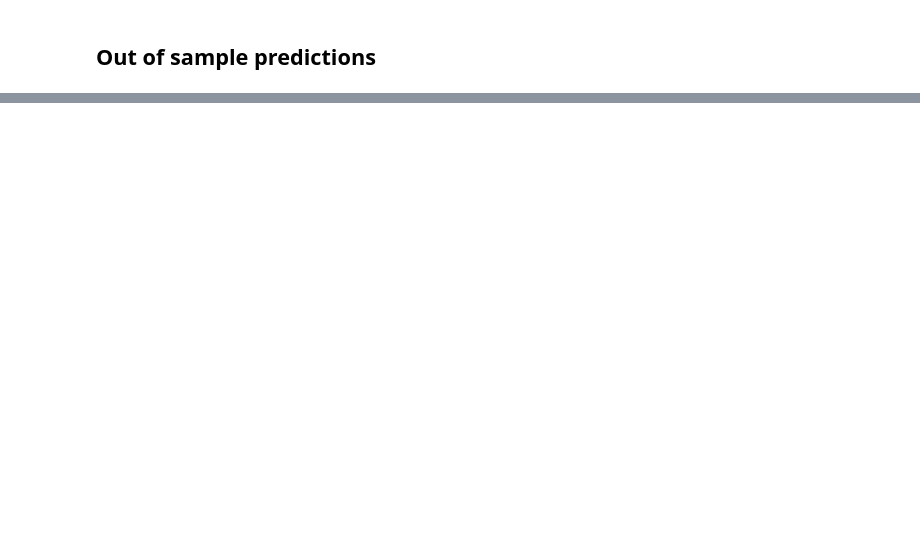
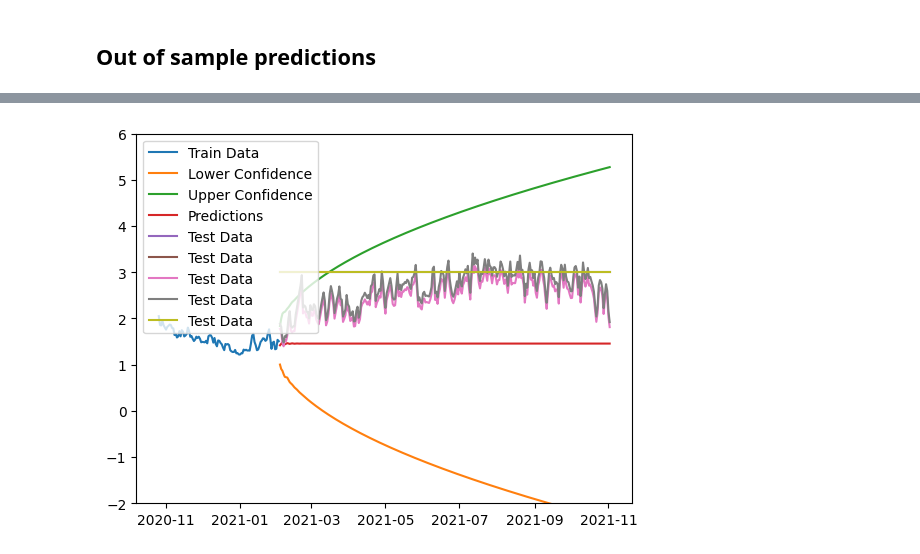
Before and after one commit to e-thorbeck/campus_emissions, a Jupyter notebook: AimeInitialDE.ipynb, the cells around one changed output, grey strips where cells are left out. Drawn from its saved outputs; the diff is of its cells as text; code cells hidden in the pictures; blank space fills up the shorter version.

```diff
--- a/AimeInitialDE.ipynb
+++ b/AimeInitialDE.ipynb
@@ -368,0 +410,22 @@ plt.show()
+# %%
+preds_df["day"] = preds_df.index
+train["day"] = train.index
+# %%
+preds_df = pd.merge(preds_df,seasonal_one_year, on = "day", how = "left")
+# %%
+preds_df["full_preds"] = preds_df["preds"] * preds_df["seasonal_component"]
+preds_df["lower_conf"] = preds_df["lower"] * preds_df["seasonal_component"]
+preds_df["upper_conf"] = preds_df["upper"] * preds_df["seasonal_component"]
+# %%
+preds_df.set_index(test.index, inplace = True)
+# %%
+plt.plot(train["consumption"][-100:], label="Train Data")
+plt.plot(preds_df["lower"], label="Lower Confidence")
+plt.plot(preds_df["upper"], label="Upper Confidence")
+plt.plot(preds_df["preds"], label="Predictions")
+plt.plot(test, label="Test Data")
+plt.legend()
+plt.ylim(-2, 6)
+plt.show()
+# %% [output]
+[figure, added]
```
Also changed, not shown: parts of 12 cells of this notebook.
